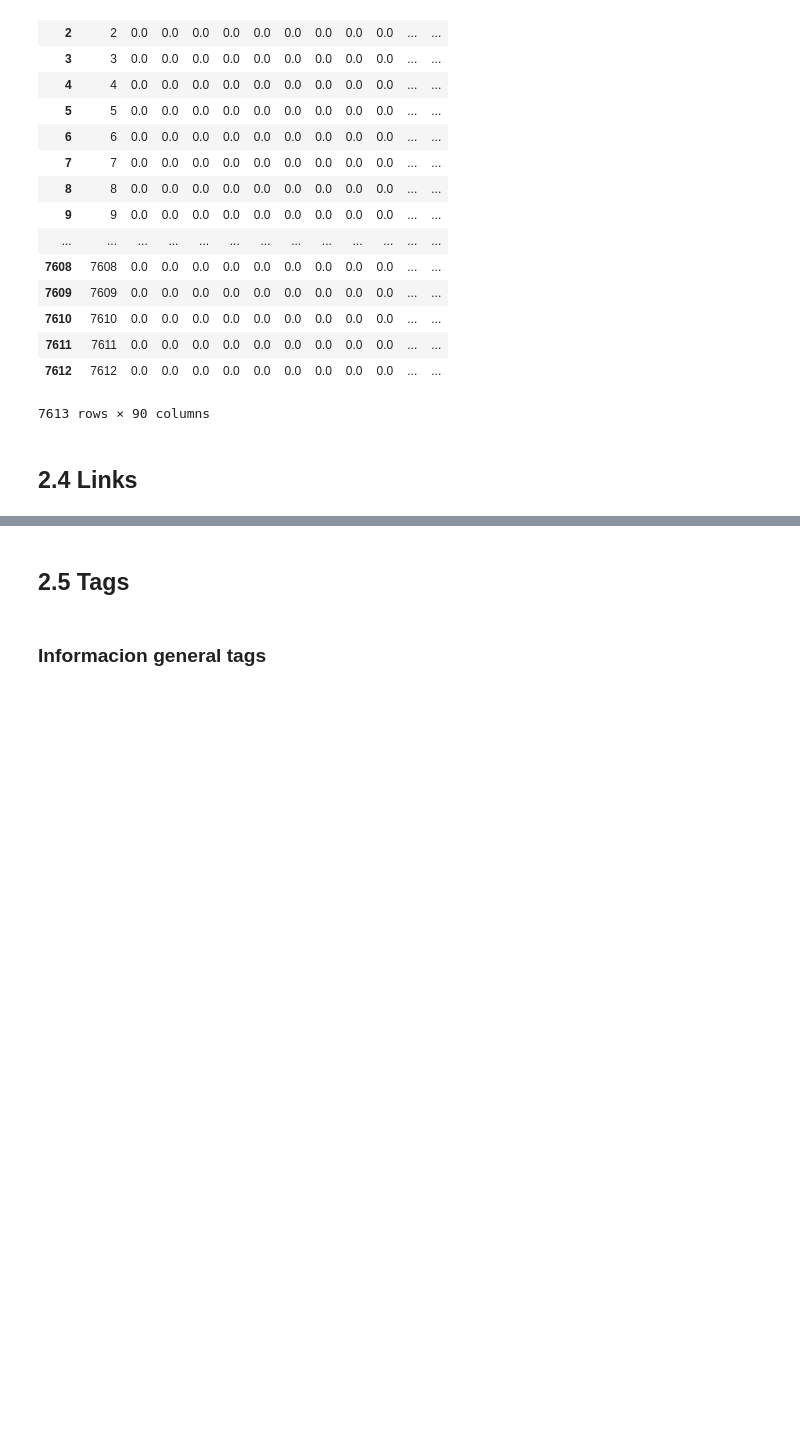
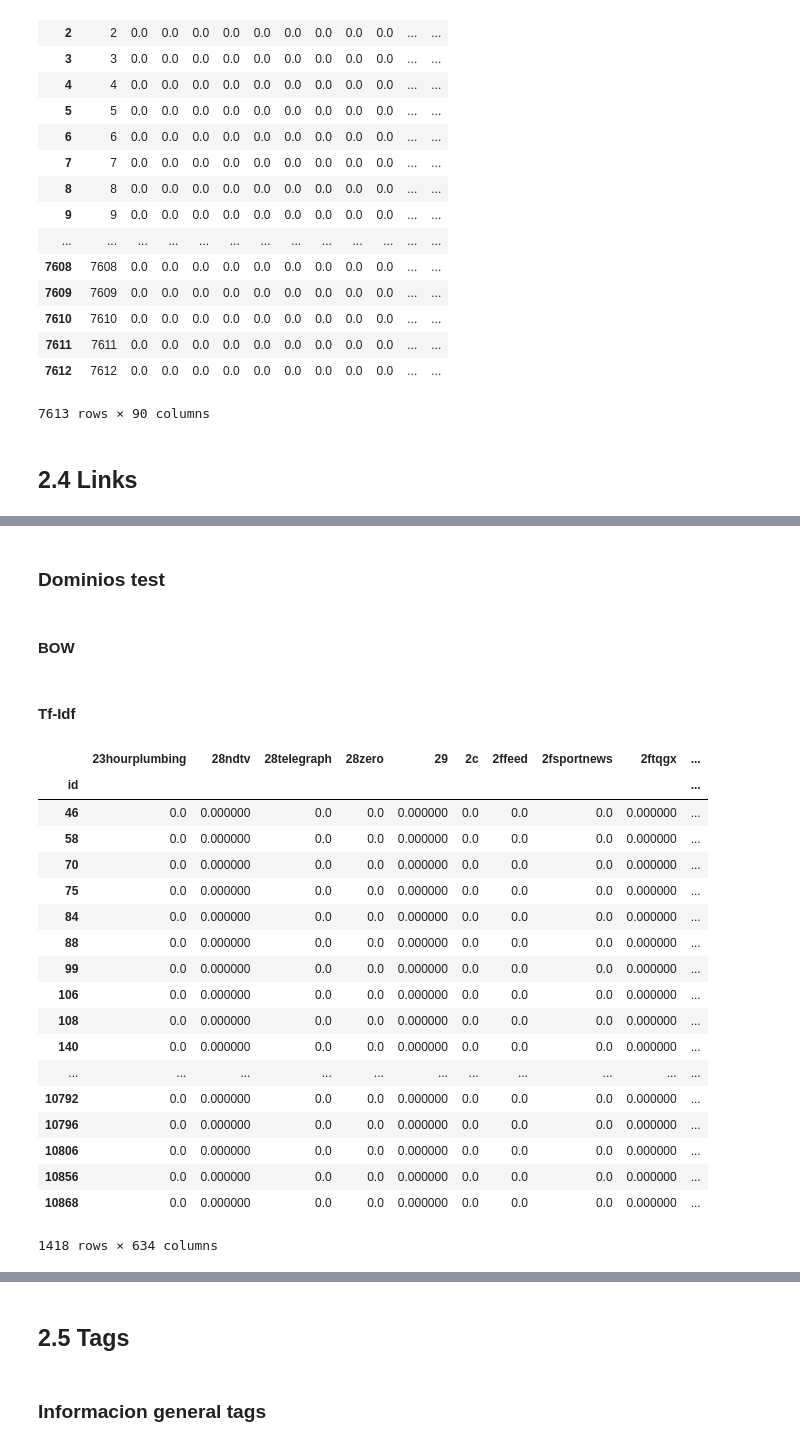
Before and after one commit to anichucai/7506-Datos-datos-tp2, a Jupyter notebook: Features.ipynb, the cells around one changed output, grey strips where cells are left out. Saved outputs shown, nothing was run; the diff lists cells and outputs as text; code cells hidden in the pictures; blank space fills up the shorter version.

Commit message:
Agrego links test.csv y arreglo location
Feature.ipynb corre sin interrupcion

```diff
--- a/Features.ipynb
+++ b/Features.ipynb
@@ -1608,16 +1603,3 @@ df_tf_idf_smooth_country
 #df_bow_country.to_csv('features/features_location_bow.csv', encoding='utf-8')
 # %% [markdown]
 ## 2.4 Links
-# %%
-# MUCHO MUY IMPORTANTE: FALTA LINKS DE SET DE TEST
-
-def agregar_features_links(df, train):
-    if (train == True):
-        df_ = links
-    df_["links_domain"] = df_["http"].apply(lambda x: get_dominio(x))
-    df_["links_encription"] = df_["http"].apply(lambda x: type_http(x))
-    df["links_cant"] = df_["links_cant"]
-    df["links_encription_type"] = df_["links_encription"].apply(lambda x: link_encription_generalize(x))
-    df["cant_failed_links"] = df_["http"].apply(lambda x: count_None(x))
-    df["links_domain_str"] = df_["links_domain"].apply(lambda x: to_string(x,","))
-    return df
@@ -1728,0 +1606,13 @@ df_tf_idf_smooth_domain.head()
+# %%
+def agregar_features_links(df):
+
+    df["links_domain"] = df["http"].apply(lambda x: get_dominio(x))
+    df["links_encription"] = df["http"].apply(lambda x: type_http(x))
+    df["links_cant"] = df["links_cant"]
+    df["links_encription_type"] = df["links_encription"].apply(lambda x: link_encription_generalize(x))
+    df["cant_failed_links"] = df["http"].apply(lambda x: count_None(x))
+    df["links_domain_str"] = df["links_domain"].apply(lambda x: to_string(x,","))
+    return df
+# %%
+links_train = agregar_features_links(links_train)
+links_test = agregar_features_links(links_test)
@@ -1728,0 +1703,7 @@ df_tf_idf_smooth_domain.head()
+# %% [markdown]
+### Dominios test
+# %%
+bow_domain_test_index = links_test['links_domain_str'].dropna().index
+corpus = list(links_test['links_domain_str'].dropna())
+# %% [markdown]
+#### BOW
@@ -1728,0 +1721,34 @@ df_tf_idf_smooth_domain.head()
+# %% [markdown]
+#### Tf-Idf
+# %%
+# Without Smoothing:
+
+tf_idf_vec = TfidfVectorizer(use_idf=True,
+                        smooth_idf=False,
+                        ngram_range=(1,1),stop_words='english') # to use only  bigrams ngram_range=(2,2)
+#transform
+tf_idf_data = tf_idf_vec.fit_transform(corpus)
+
+#create dataframe
+df_tf_idf_domain_test = pd.DataFrame(tf_idf_data.toarray(),columns=tf_idf_vec.get_feature_names())
+df_tf_idf_domain_test.set_index(bow_domain_test_index)
+# %% [output]
+|  | 23hourplumbing | 28ndtv | 28telegraph | 28zero | 29 | 2c | 2ffeed | 2fsportnews | 2ftqgx | ... |
+| id |  |  |  |  |  |  |  |  |  | ... |
+| 46 | 0.0 | 0.000000 | 0.0 | 0.0 | 0.000000 | 0.0 | 0.0 | 0.0 | 0.000000 | ... |
+| 58 | 0.0 | 0.000000 | 0.0 | 0.0 | 0.000000 | 0.0 | 0.0 | 0.0 | 0.000000 | ... |
+| 70 | 0.0 | 0.000000 | 0.0 | 0.0 | 0.000000 | 0.0 | 0.0 | 0.0 | 0.000000 | ... |
+| 75 | 0.0 | 0.000000 | 0.0 | 0.0 | 0.000000 | 0.0 | 0.0 | 0.0 | 0.000000 | ... |
+| 84 | 0.0 | 0.000000 | 0.0 | 0.0 | 0.000000 | 0.0 | 0.0 | 0.0 | 0.000000 | ... |
+| 88 | 0.0 | 0.000000 | 0.0 | 0.0 | 0.000000 | 0.0 | 0.0 | 0.0 | 0.000000 | ... |
+| 99 | 0.0 | 0.000000 | 0.0 | 0.0 | 0.000000 | 0.0 | 0.0 | 0.0 | 0.000000 | ... |
+| 106 | 0.0 | 0.000000 | 0.0 | 0.0 | 0.000000 | 0.0 | 0.0 | 0.0 | 0.000000 | ... |
+| 108 | 0.0 | 0.000000 | 0.0 | 0.0 | 0.000000 | 0.0 | 0.0 | 0.0 | 0.000000 | ... |
+| 140 | 0.0 | 0.000000 | 0.0 | 0.0 | 0.000000 | 0.0 | 0.0 | 0.0 | 0.000000 | ... |
+| ... | ... | ... | ... | ... | ... | ... | ... | ... | ... | ... |
+| 10792 | 0.0 | 0.000000 | 0.0 | 0.0 | 0.000000 | 0.0 | 0.0 | 0.0 | 0.000000 | ... |
+| 10796 | 0.0 | 0.000000 | 0.0 | 0.0 | 0.000000 | 0.0 | 0.0 | 0.0 | 0.000000 | ... |
+| 10806 | 0.0 | 0.000000 | 0.0 | 0.0 | 0.000000 | 0.0 | 0.0 | 0.0 | 0.000000 | ... |
+| 10856 | 0.0 | 0.000000 | 0.0 | 0.0 | 0.000000 | 0.0 | 0.0 | 0.0 | 0.000000 | ... |
+| 10868 | 0.0 | 0.000000 | 0.0 | 0.0 | 0.000000 | 0.0 | 0.0 | 0.0 | 0.000000 | ... |
+1418 rows × 634 columns
```
Also changed, not shown: parts of 47 cells of this notebook, 12 other files.
